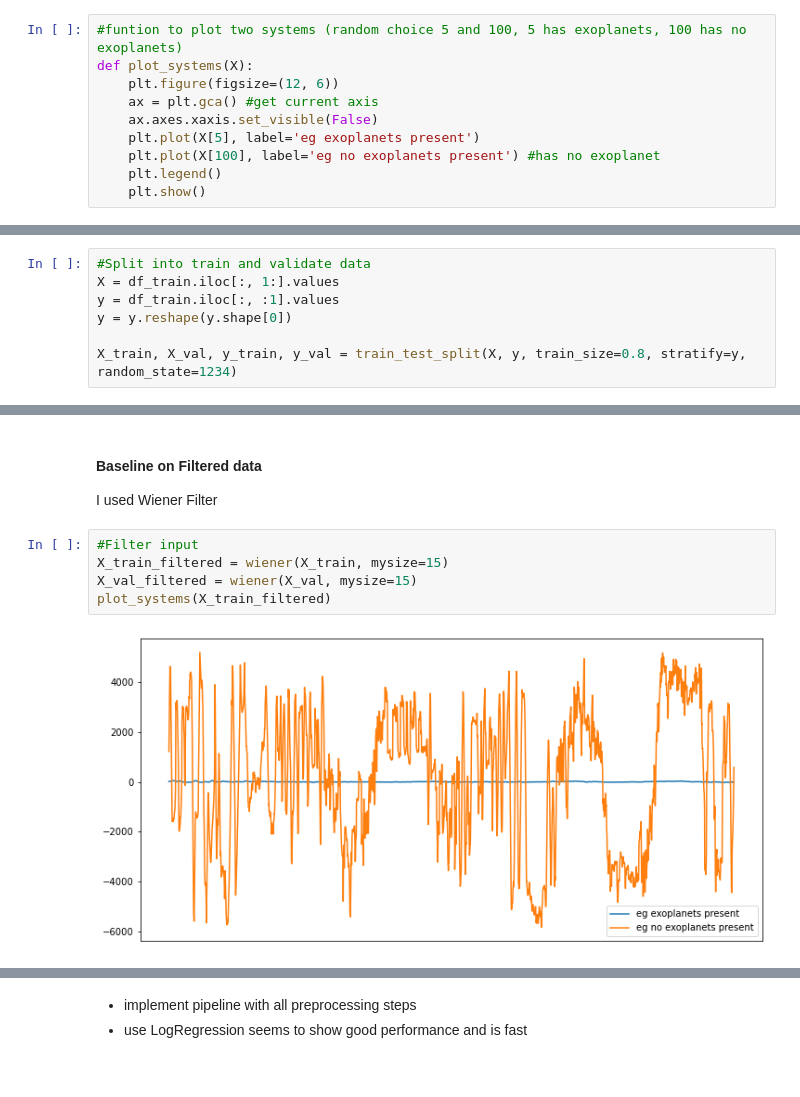
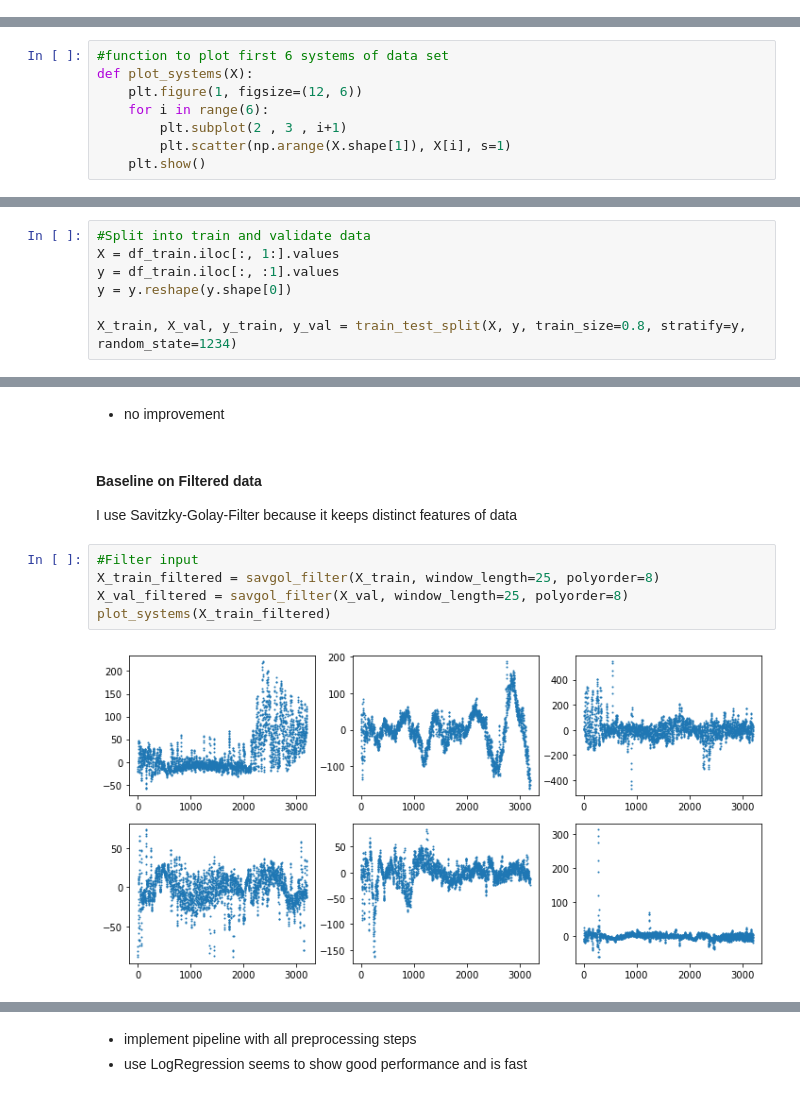
Before and after one commit to clemensklemens/showcase, a Jupyter notebook: Kaggle_Exoplanet_Dataset/Exoplanets_Kaggle.ipynb, the cells around one changed output, grey strips where cells are left out. Cells and saved outputs as stored; diff of their text form.

```diff
--- a/Kaggle_Exoplanet_Dataset/Exoplanets_Kaggle.ipynb
+++ b/Kaggle_Exoplanet_Dataset/Exoplanets_Kaggle.ipynb
@@ -112,10 +107,0 @@ df_train_label = df_train['LABEL']
-# %%
-#funtion to plot two systems (random choice 5 and 100, 5 has exoplanets, 100 has no exoplanets)
-def plot_systems(X):
-    plt.figure(figsize=(12, 6))
-    ax = plt.gca() #get current axis
-    ax.axes.xaxis.set_visible(False)
-    plt.plot(X[5], label='eg exoplanets present')
-    plt.plot(X[100], label='eg no exoplanets present') #has no exoplanet
-    plt.legend()
-    plt.show()
@@ -129,0 +132,8 @@ plot_systems(df_train_trans_data)
+# %%
+#function to plot first 6 systems of data set
+def plot_systems(X):
+    plt.figure(1, figsize=(12, 6))
+    for i in range(6):
+        plt.subplot(2 , 3 , i+1)
+        plt.scatter(np.arange(X.shape[1]), X[i], s=1)
+    plt.show()
@@ -209,13 +324,15 @@ Elapsed Time:   0.41s
+# %% [markdown]
+- no improvement
 # %% [markdown]
 #### Baseline on Filtered data
-I used Wiener Filter
+I use Savitzky-Golay-Filter because it keeps distinct features of data
 # %%
 #Filter input
-X_train_filtered = wiener(X_train, mysize=15)
-X_val_filtered = wiener(X_val, mysize=15)
+X_train_filtered = savgol_filter(X_train, window_length=25, polyorder=8)
+X_val_filtered = savgol_filter(X_val, window_length=25, polyorder=8)
 plot_systems(X_train_filtered)
 # %% [output]
-[figure, old version]
+[figure, new version]
 # %%
 base_models(X_train_filtered, X_val_filtered, y_train, y_val)
 # %% [output]
```
Also changed, not shown: parts of 51 cells of this notebook.
